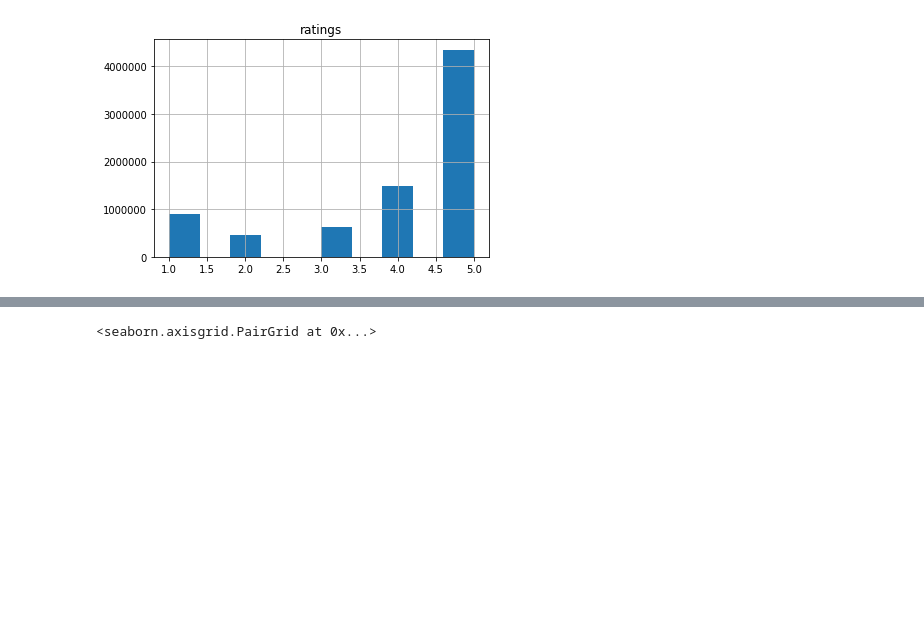
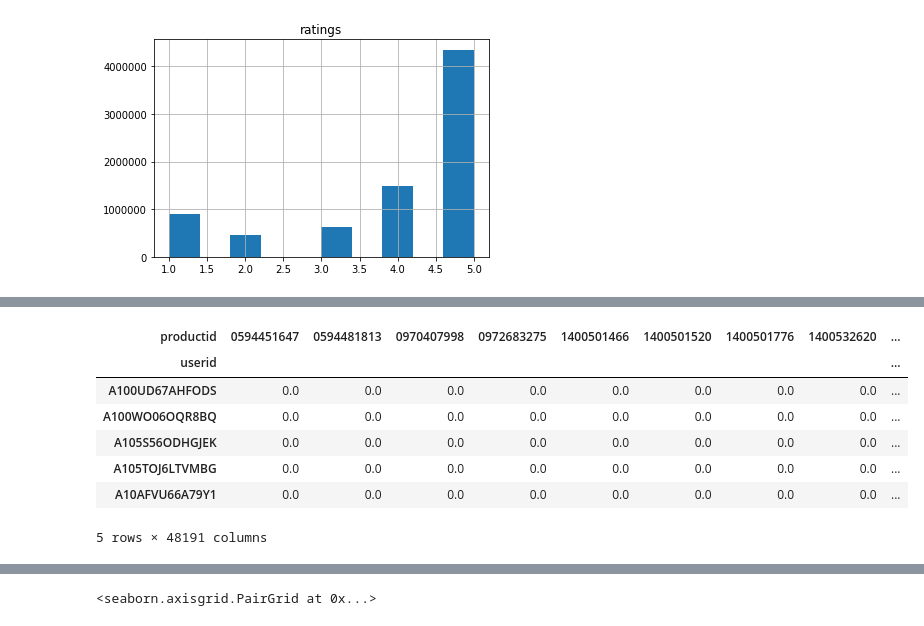
Before and after one commit to GreatLearningAIML1/bangalore-feb-batch-sandeshkannur, a Jupyter notebook: RecommSystems_R5_Project1_Sandesh_Kannur.ipynb, the cells around one changed output, grey strips where cells are left out. Drawn from its saved outputs; the diff is of its cells as text; code cells hidden in the pictures; blank space fills up the shorter version.

```diff
--- a/RecommSystems_R5_Project1_Sandesh_Kannur.ipynb
+++ b/RecommSystems_R5_Project1_Sandesh_Kannur.ipynb
@@ -54,0 +226,12 @@ array([[<matplotlib.axes._subplots.AxesSubplot object at 0x...>]],
+# %%
+pivot_df['user_index'] = np.arange(0, pivot_df.shape[0], 1)
+pivot_df.head()
+# %% [output]
+| productid | 0594451647 | 0594481813 | 0970407998 | 0972683275 | 1400501466 | 1400501520 | 1400501776 | 1400532620 | ... |
+| userid |  |  |  |  |  |  |  |  | ... |
+| A100UD67AHFODS | 0.0 | 0.0 | 0.0 | 0.0 | 0.0 | 0.0 | 0.0 | 0.0 | ... |
+| A100WO06OQR8BQ | 0.0 | 0.0 | 0.0 | 0.0 | 0.0 | 0.0 | 0.0 | 0.0 | ... |
+| A105S56ODHGJEK | 0.0 | 0.0 | 0.0 | 0.0 | 0.0 | 0.0 | 0.0 | 0.0 | ... |
+| A105TOJ6LTVMBG | 0.0 | 0.0 | 0.0 | 0.0 | 0.0 | 0.0 | 0.0 | 0.0 | ... |
+| A10AFVU66A79Y1 | 0.0 | 0.0 | 0.0 | 0.0 | 0.0 | 0.0 | 0.0 | 0.0 | ... |
+5 rows × 48191 columns
```
Also changed, not shown: parts of 33 cells of this notebook.
